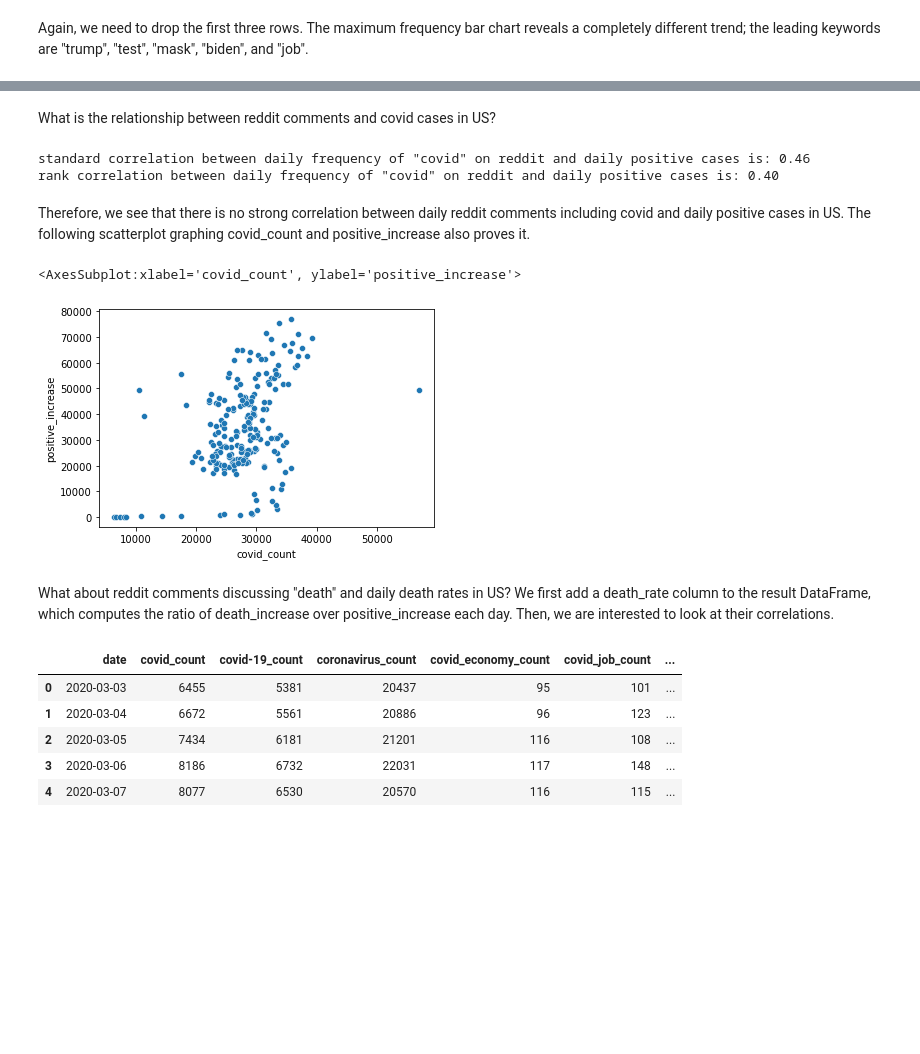
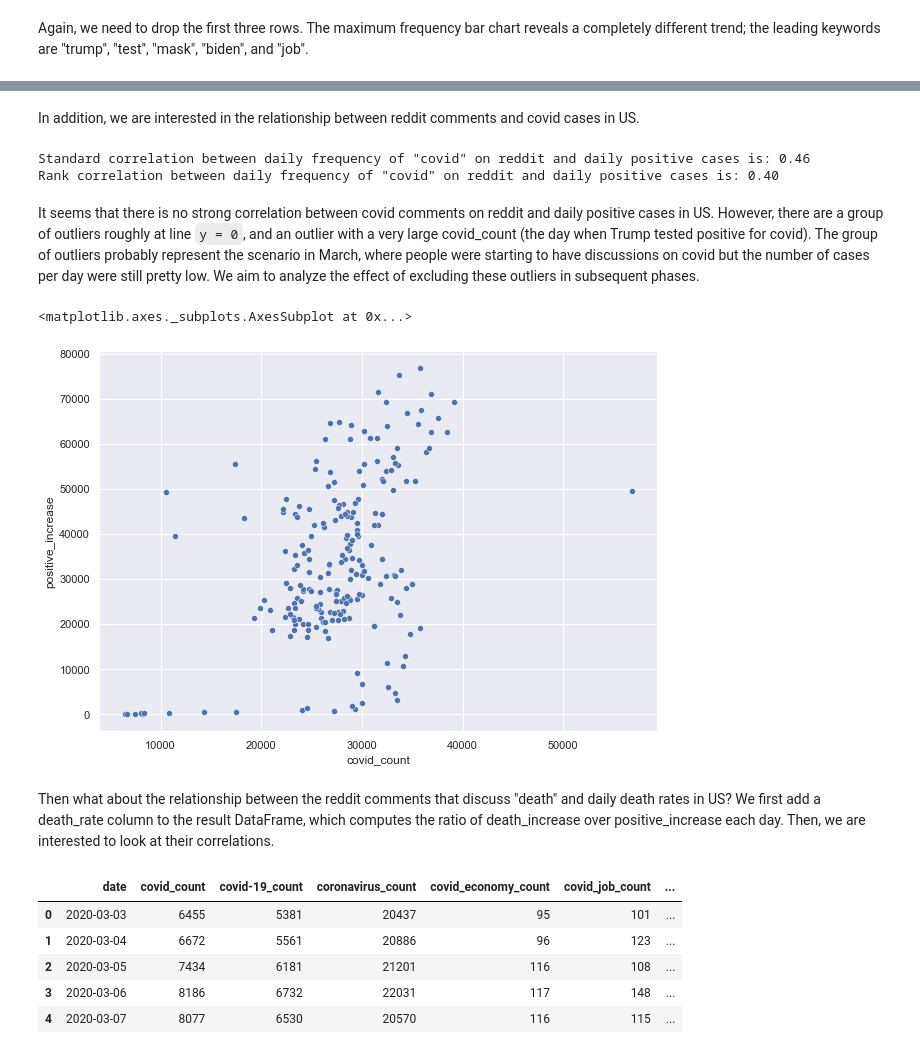
Before and after one commit to kaiyue95/INFO-2950-Final-Project, a Jupyter notebook: phase_2.ipynb, the cells around one changed output, grey strips where cells are left out. Saved outputs shown, nothing was run; the diff lists cells and outputs as text; code cells hidden in the pictures; blank space fills up the shorter version.

Commit message:
Complete phase 2

```diff
--- a/phase_2.ipynb
+++ b/phase_2.ipynb
@@ -32,6 +32,8 @@ import pandas as pd
 import numpy as np
 import matplotlib.pyplot as plt
 import seaborn as sns
+
+sns.set_theme(style="darkgrid")
 # %% [markdown]
 Load csv files to Pandas DataFrames.
 # %%
@@ -311,20 +313,21 @@ labels = sub_max_barplot.set_yticklabels(map(lambda x: x.split("_")[1] if len(x.
 # %% [markdown]
-What is the relationship between reddit comments and covid cases in US?
+In addition, we are interested in the relationship between reddit comments and covid cases in US.
 # %%
 covid_positive_corr = result.covid_count.corr(result.positive_increase)
-print('standard correlation between daily frequency of "covid" on reddit and daily positive cases is: {:.2f}'.format(covid_positive_corr))
+print('Standard correlation between daily frequency of "covid" on reddit and daily positive cases is: {:.2f}'.format(covid_positive_corr))
 covid_positive_rank_corr = result.covid_count.corr(result.positive_increase, method='spearman')
-print('rank correlation between daily frequency of "covid" on reddit and daily positive cases is: {:.2f}'.format(covid_positive_rank_corr))
+print('Rank correlation between daily frequency of "covid" on reddit and daily positive cases is: {:.2f}'.format(covid_positive_rank_corr))
 # %% [output]
-standard correlation between daily frequency of "covid" on reddit and daily positive cases is: 0.46
-rank correlation between daily frequency of "covid" on reddit and daily positive cases is: 0.40
+Standard correlation between daily frequency of "covid" on reddit and daily positive cases is: 0.46
+Rank correlation between daily frequency of "covid" on reddit and daily positive cases is: 0.40
-# %% [markdown]
-Therefore, we see that there is no strong correlation between daily reddit comments including covid and daily positive cases in US. The following scatterplot graphing covid_count and positive_increase also proves it.
+# %% [markdown]
+It seems that there is no strong correlation between covid comments on reddit and daily positive cases in US. However, there are a group of outliers roughly at line `y = 0`, and an outlier with a very large covid_count (the day when Trump tested positive for covid). The group of outliers probably represent the scenario in March, where people were starting to have discussions on covid but the number of cases per day were still pretty low. We aim to analyze the effect of excluding these outliers in subsequent phases.
 # %%
-sns.scatterplot( x=result['covid_count'], y=result['positive_increase'])
+_, ax9 = plt.subplots(figsize=(10, 7))
+sns.scatterplot(x=result['covid_count'], y=result['positive_increase'], ax=ax9)
 # %% [output]
-<AxesSubplot:xlabel='covid_count', ylabel='positive_increase'>
+<matplotlib.axes._subplots.AxesSubplot at 0x...>
-[figure, old version]
+[figure, new version]
 # %% [markdown]
-What about reddit comments discussing "death" and daily death rates in US? We first add a death_rate column to the  result DataFrame, which computes the ratio of death_increase over positive_increase each day. Then, we are interested to look at their correlations.
+Then what about the relationship between the reddit comments that discuss "death" and daily death rates in US? We first add a death_rate column to the  result DataFrame, which computes the ratio of death_increase over positive_increase each day. Then, we are interested to look at their correlations.
 # %%
```
Also changed, not shown: parts of 25 cells of this notebook.
